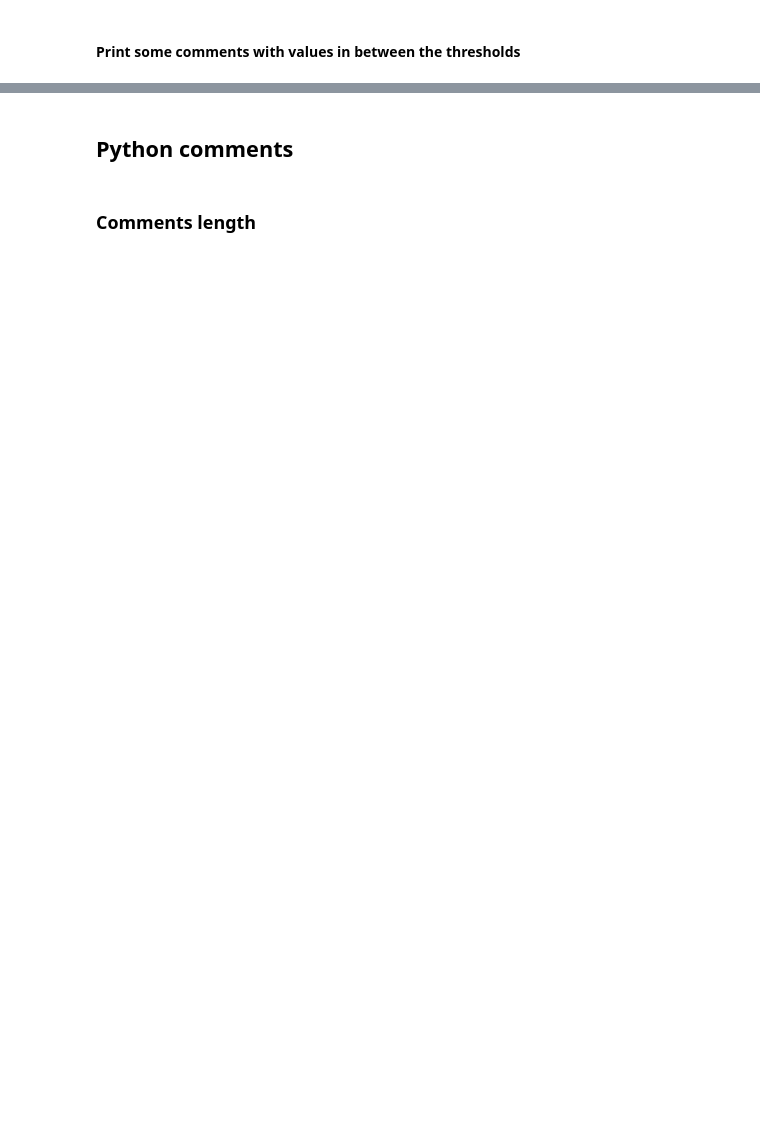
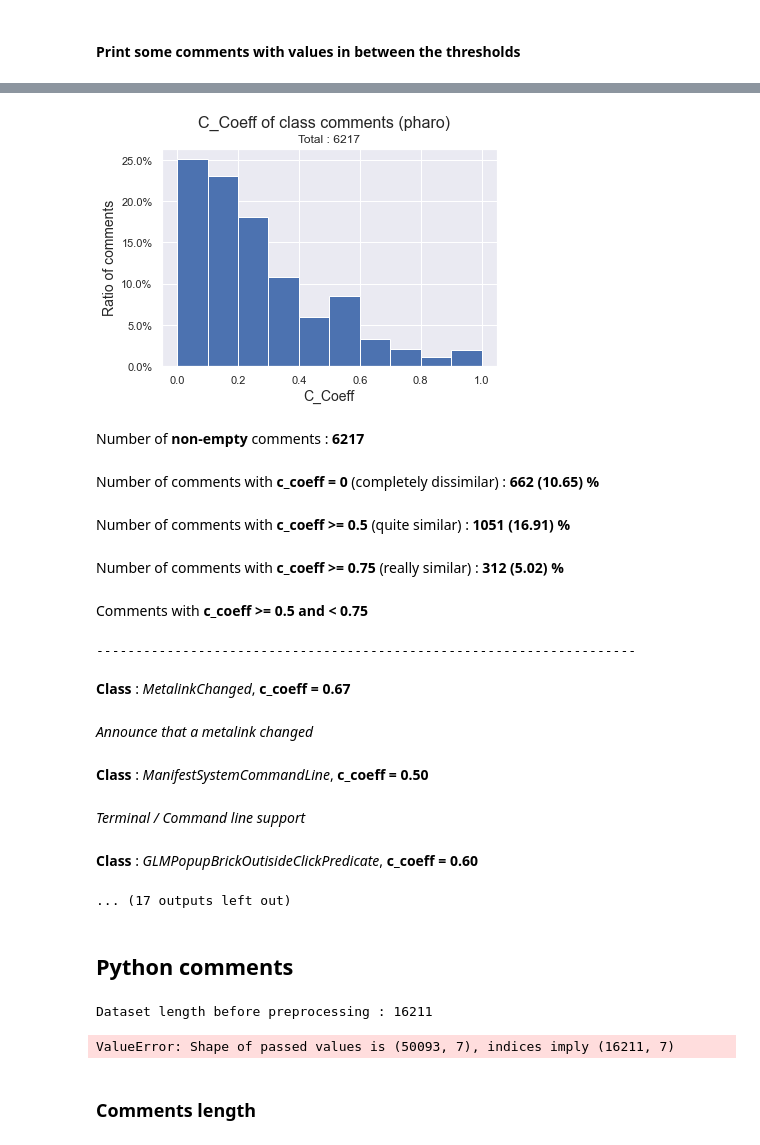
Before and after one commit to Naralas/SC-Seminar-Comment-Quality-Pharo, a Jupyter notebook: seminar_prototype.ipynb, the cells around one changed output, grey strips where cells are left out. Drawn from its saved outputs; the diff is of its cells as text; code cells hidden in the pictures; blank space fills up the shorter version.

```diff
--- a/seminar_prototype.ipynb
+++ b/seminar_prototype.ipynb
@@ -378,7 +349,19 @@ N_PRINT = 5
 """
 Sample n_print comments from the dictionary given in parameter and print the comment, class name and value from the dataset
 """
-def sample_print_comments(class_coeff_dict, df, n_print):
+def sample_print_c_coeff(class_coeff_dict, df, n_print):
+    thresh_high_classes = {k:v for k, v in class_coeff_dict.items() if v >= THRESH_USELESS_HIGH}
+    thresh_low_classes = {k:v for k, v in class_coeff_dict.items() if v >= THRESH_USELESS_LOW and v < THRESH_USELESS_HIGH}
+
+
+    print_md(f"Comments with **c_coeff >= {THRESH_USELESS_LOW} and < {THRESH_USELESS_HIGH}**")
+    print("---------------------------------------------------------------------")
+    __sample_print_comments__(thresh_low_classes, df=df, n_print=n_print)
+    print_md(f"\nComments with **c_coeff >= {THRESH_USELESS_HIGH}**")
+    print("---------------------------------------------------------------------")
+    __sample_print_comments__(thresh_high_classes, df=df, n_print=n_print)
+
+def __sample_print_comments__(class_coeff_dict, df, n_print):
     for i in range(0, N_PRINT):
         class_name, val = random.choice(list(class_coeff_dict.items()))
 
@@ -386,14 +369,3 @@ def sample_print_comments(class_coeff_dict, df, n_print):
         comment = row['comment'].values[0]
         print_md(f"**Class** : *{class_name}*, **c_coeff = {val:.2f}**")
         print_md(f"*{comment}*")
-
-thresh_high_classes = {k:v for k, v in class_coeff_dict.items() if v >= THRESH_USELESS_HIGH}
-thresh_low_classes = {k:v for k, v in class_coeff_dict.items() if v >= THRESH_USELESS_LOW and v < THRESH_USELESS_HIGH}
-
-
-print_md(f"Comments with **c_coeff >= {THRESH_USELESS_LOW} and < {THRESH_USELESS_HIGH}**")
-print("---------------------------------------------------------------------")
-sample_print_comments(thresh_low_classes, df=df, n_print=N_PRINT)
-print_md(f"\nComments with **c_coeff >= {THRESH_USELESS_HIGH}**")
-print("---------------------------------------------------------------------")
-sample_print_comments(thresh_high_classes, df=df, n_print=N_PRINT)
@@ -414,3 +437,22 @@ Comments with **c_coeff >= 0.5 and < 0.75**
+# %%
+class_coeff_dict = compute_c_coeff(df["comment"], df["class"], class_names_splitter=camel_case_splitter, stopwords=stopwords)
+plot_c_coeffs(class_coeff_dict, 'pharo')
+print_c_coeffs_metrics(class_coeff_dict, thresh_high=THRESH_USELESS_HIGH, thresh_low=THRESH_USELESS_LOW)
+sample_print_c_coeff(class_coeff_dict=class_coeff_dict, df=df, n_print=N_PRINT)
+# %% [output]
+[figure, added]
+Number of **non-empty** comments : **6217**
+Number of comments with **c_coeff = 0** (completely dissimilar) : **662 (10.65) %**
+Number of comments with **c_coeff >= 0.5** (quite similar) : **1051 (16.91) %**
+Number of comments with **c_coeff >= 0.75** (really similar) : **312 (5.02) %**
+Comments with **c_coeff >= 0.5 and < 0.75**
+---------------------------------------------------------------------
+**Class** : *MetalinkChanged*, **c_coeff = 0.67**
+*Announce that a metalink changed*
+**Class** : *ManifestSystemCommandLine*, **c_coeff = 0.50**
+*Terminal / Command line support*
+**Class** : *GLMPopupBrickOutisideClickPredicate*, **c_coeff = 0.60**
+... (17 outputs left out)
 # %% [markdown]
 ## Python comments
 # %%
@@ -418,15 +460,24 @@ import os
 DATA_PATH = 'data/python/'
 # %%
 python_datasets_dict = {}
+MERGE_DATASETS = True
+
 
 for filename in os.listdir(DATA_PATH):
     df = pd.read_csv(f"{DATA_PATH}{filename}")
-    df["classComment"].fillna("", inplace=True)
-    df["className"].fillna("", inplace=True)
-
-    # find the dot at the end and slice to remove the extension
+    # find the dot at the end and slice to remove the extension to create the label (EG pipenv, django, etc.)
     dataset_label = filename[:filename.rfind('.')]
     python_datasets_dict[dataset_label] = df
+
+if MERGE_DATASETS:
+    ds = pd.concat(python_datasets_dict.values())
+    python_datasets_dict = {'python':ds}
+
+    ds.head()
+    pipeline(python_datasets_dict['python'], "className", "classComment", "python")
+# %% [output]
+Dataset length before preprocessing : 16211
+ValueError: Shape of passed values is (50093, 7), indices imply (16211, 7)
 # %% [markdown]
 ### Comments length
 # %%
```
Also changed, not shown: parts of 27 cells of this notebook.
